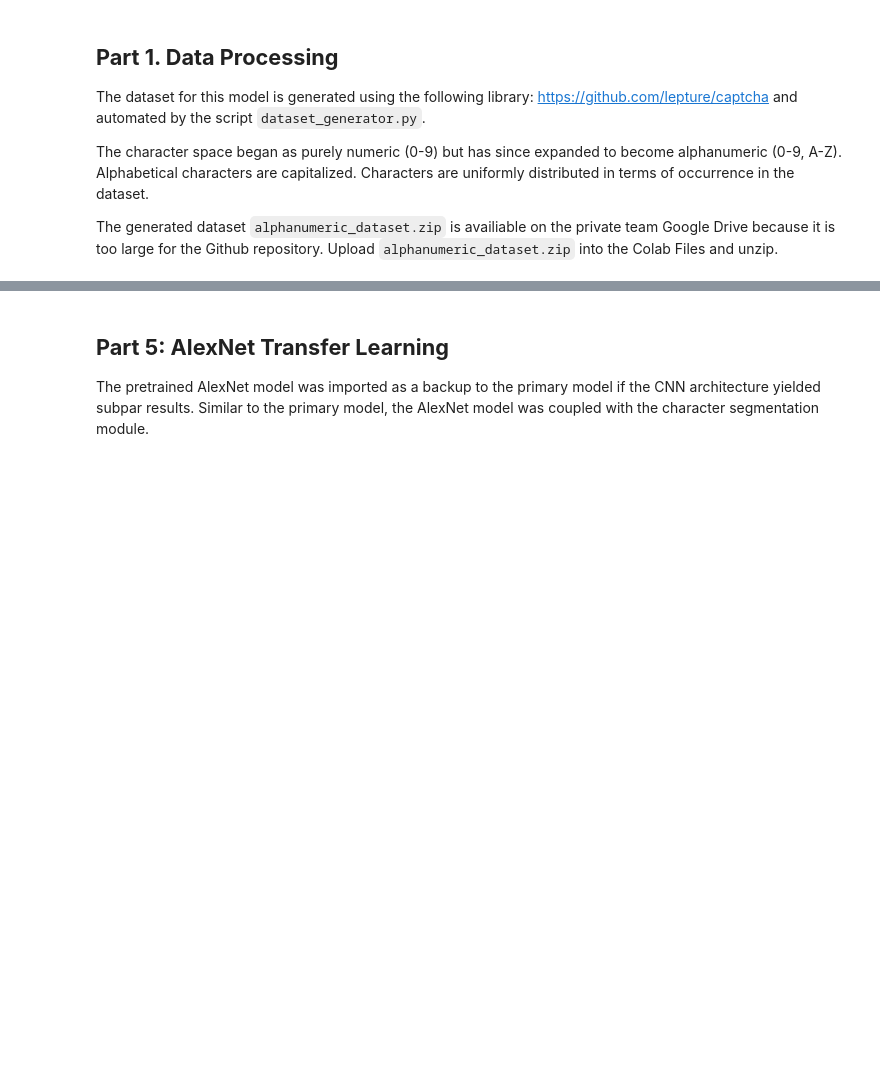
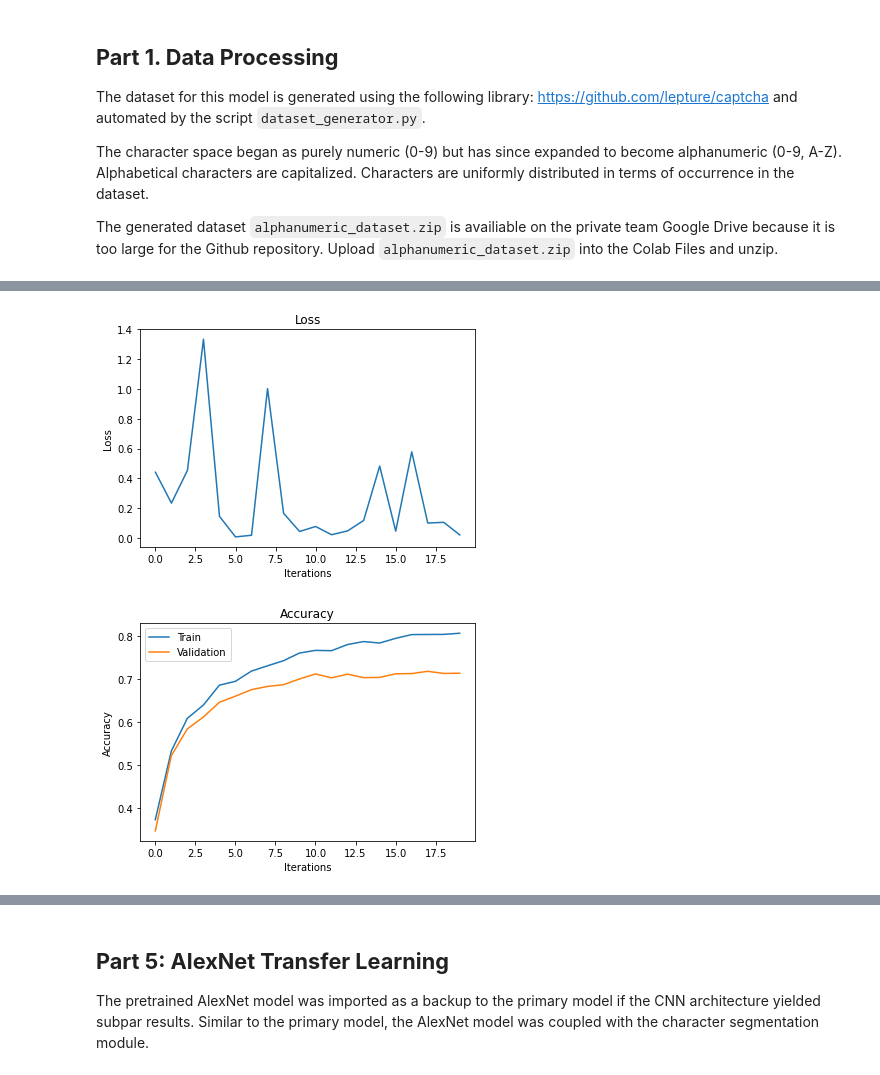
Before and after one commit to natanleung/APS360-captcha-bypass, a Jupyter notebook: captcha.ipynb, the cells around one changed output, grey strips where cells are left out. Drawn from its saved outputs; the diff is of its cells as text; code cells hidden in the pictures; blank space fills up the shorter version.

```diff
--- a/captcha.ipynb
+++ b/captcha.ipynb
@@ -497,11 +746,12 @@ def get_accuracy(model, data_loader):
   char_correct = 0
   captcha_length = 5
   for imgs, labels in data_loader:
-      if torch.cuda.is_available():
+      if use_cuda and torch.cuda.is_available():
           imgs = imgs.cuda()
           labels = labels.cuda()
+
       for i in range(batch_size):
-        output = model(imgs[i].unsqueeze(dim=0))
+        output = model(imgs[i].unsqueeze(dim=0), preprocessed=True)
         pred = output.max(1, keepdim=True)[1] # get the index of the max logit
         num_correct = 0
         for j in range(captcha_length):
@@ -621,0 +900,9 @@ Epoch 30: Character accuracy: 0.8690167682926829, Training accuracy: 0.635861280
+# %%
+use_cuda = True
+model = CaptchaLargeCNN()
+
+if use_cuda and torch.cuda.is_available():
+  model.cuda()
+
+losses, train_acc, valid_acc = train_cnn(model, cnn_train, cnn_valid, 20, 0.0001)
+# %% [output]
@@ -621,0 +929,2 @@ Epoch 30: Character accuracy: 0.8690167682926829, Training accuracy: 0.635861280
+[figure, added]
+[figure, added]
```
Also changed, not shown: parts of 31 cells of this notebook.
